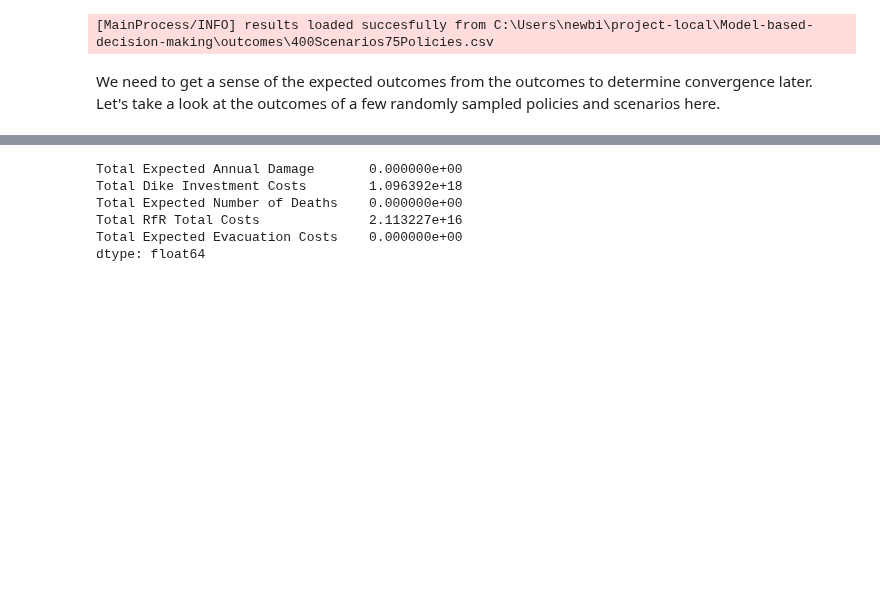
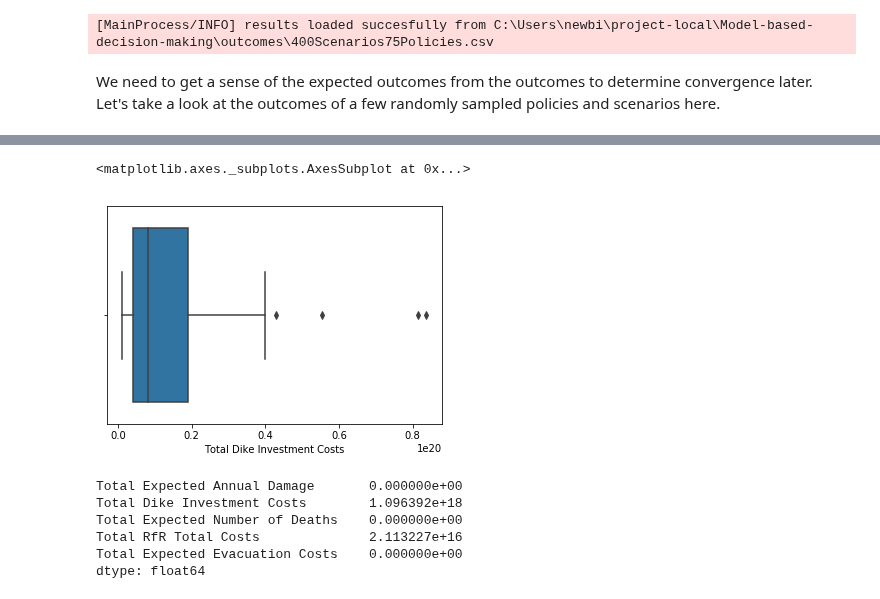
Before and after one commit to WKSu/Model-based-decision-making, a Jupyter notebook: Directed Search.ipynb, the cells around one changed output, grey strips where cells are left out. Cells and saved outputs as stored; diff of their text form; code cells hidden in the pictures; blank space fills up the shorter version.

```diff
--- a/Directed Search.ipynb
+++ b/Directed Search.ipynb
@@ -65,3 +82,8 @@ robust_values = everything.groupby(by = ["policy"]).apply(robustness).iloc[:, -5
+# %%
+sns.boxplot(robust_values["Total Dike Investment Costs"])
+# %% [output]
+<matplotlib.axes._subplots.AxesSubplot at 0x...>
+[figure, added]
 # %%
 np.min(robust_values)
 # %% [output]
```
Also changed, not shown: parts of 2 cells of this notebook, 1 other file.
